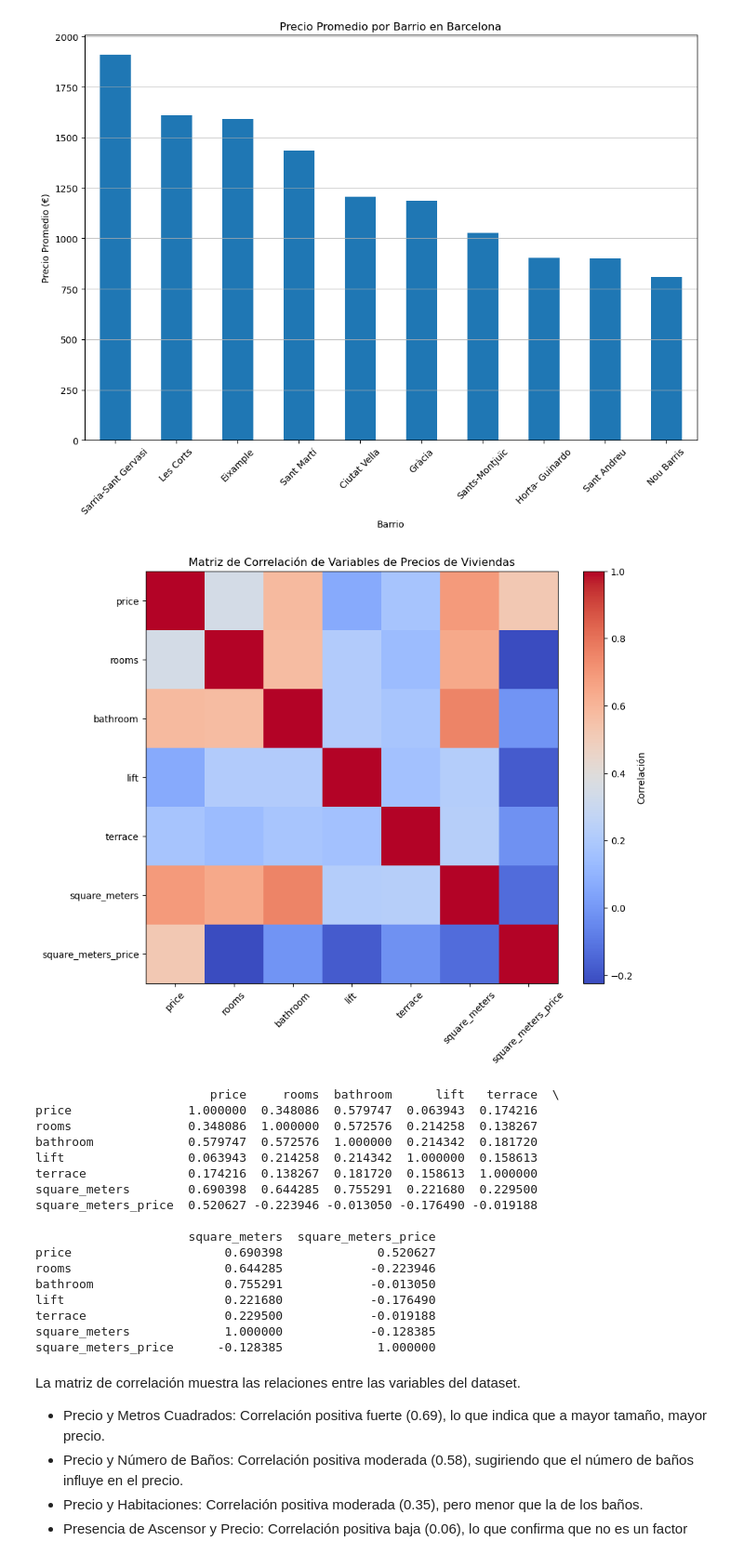
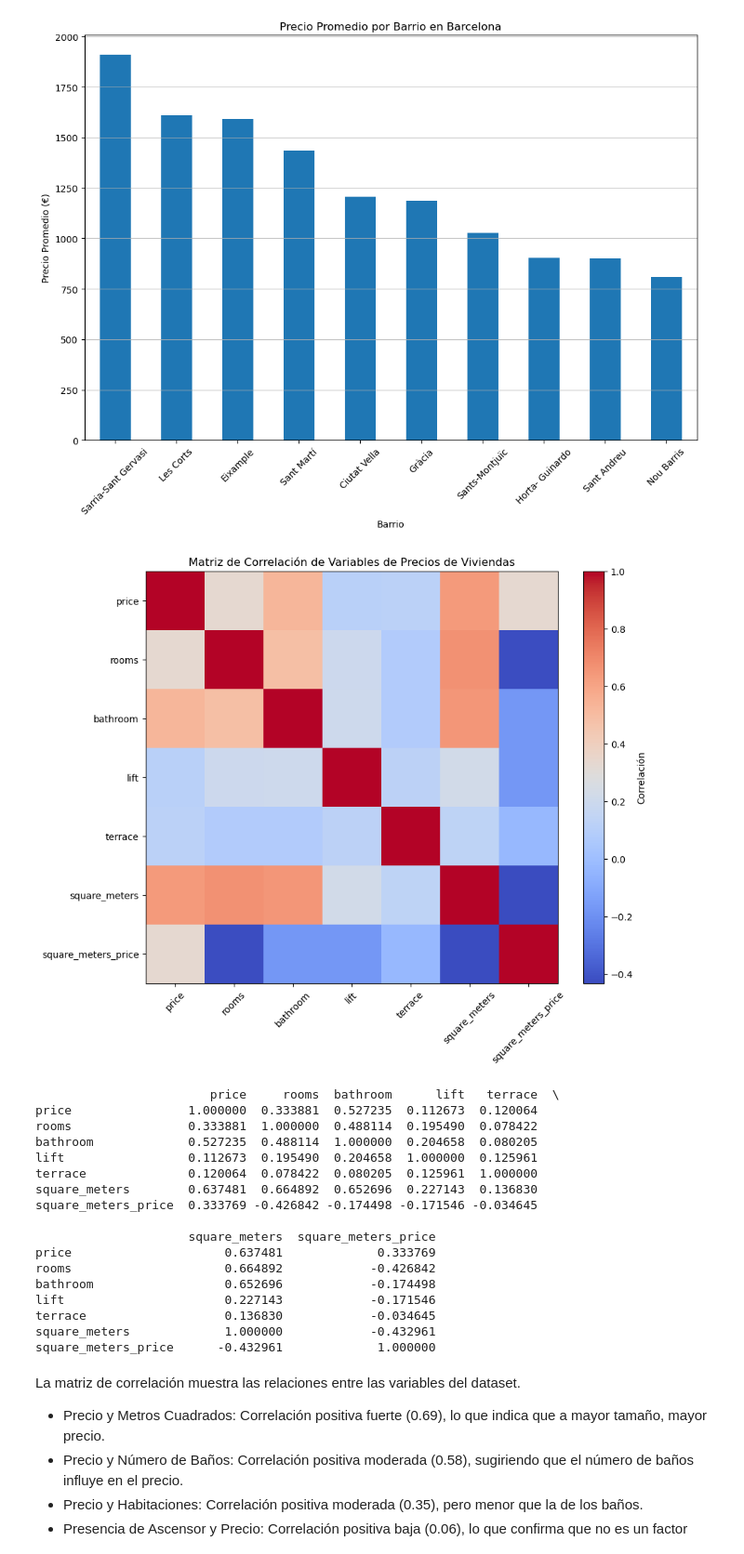
Before and after one commit to otrocarlosmartinez/PROJECT1, a Jupyter notebook: eda/EDA_guillem.ipynb, the cells around one changed output. Shown: that part at 93% size. Saved outputs shown, nothing was run; the diff lists cells and outputs as text; code cells hidden in the pictures.

```diff
--- a/eda/EDA_guillem.ipynb
+++ b/eda/EDA_guillem.ipynb
@@ -343,38 +338,38 @@ plt.show()
 [figure]
 # %%
 # Calcular la matriz de correlación para las columnas relevantes del dataset
-correlation_matrix = df[['price', 'rooms', 'bathroom', 'lift', 'terrace', 'square_meters', 'square_meters_price']].corr()
+correlation_matrix = df_clean[['price', 'rooms', 'bathroom', 'lift', 'terrace', 'square_meters', 'square_meters_price']].corr()
 
 # Graficar la matriz de correlación como un mapa de calor
 plt.figure(figsize=(10, 8))
 plt.imshow(correlation_matrix, cmap='coolwarm', interpolation='none')
 plt.colorbar(label='Correlación')
 plt.xticks(range(len(correlation_matrix.columns)), correlation_matrix.columns, rotation=45)
 plt.yticks(range(len(correlation_matrix.columns)), correlation_matrix.columns)
 plt.title('Matriz de Correlación de Variables de Precios de Viviendas')
 plt.show()
 
 # Mostrar la matriz de correlación
 print(correlation_matrix)
 # %% [output]
-[figure, old version]
+[figure, new version]
                         price     rooms  bathroom      lift   terrace  \
-price                1.000000  0.348086  0.579747  0.063943  0.174216
-rooms                0.348086  1.000000  0.572576  0.214258  0.138267
-bathroom             0.579747  0.572576  1.000000  0.214342  0.181720
-lift                 0.063943  0.214258  0.214342  1.000000  0.158613
-terrace              0.174216  0.138267  0.181720  0.158613  1.000000
-square_meters        0.690398  0.644285  0.755291  0.221680  0.229500
-square_meters_price  0.520627 -0.223946 -0.013050 -0.176490 -0.019188
+price                1.000000  0.333881  0.527235  0.112673  0.120064
+rooms                0.333881  1.000000  0.488114  0.195490  0.078422
+bathroom             0.527235  0.488114  1.000000  0.204658  0.080205
+lift                 0.112673  0.195490  0.204658  1.000000  0.125961
+terrace              0.120064  0.078422  0.080205  0.125961  1.000000
+square_meters        0.637481  0.664892  0.652696  0.227143  0.136830
+square_meters_price  0.333769 -0.426842 -0.174498 -0.171546 -0.034645
 
                      square_meters  square_meters_price
-price                     0.690398             0.520627
-rooms                     0.644285            -0.223946
-bathroom                  0.755291            -0.013050
-lift                      0.221680            -0.176490
-terrace                   0.229500            -0.019188
-square_meters             1.000000            -0.128385
-square_meters_price      -0.128385             1.000000
+price                     0.637481             0.333769
+rooms                     0.664892            -0.426842
+bathroom                  0.652696            -0.174498
+lift                      0.227143            -0.171546
+terrace                   0.136830            -0.034645
+square_meters             1.000000            -0.432961
+square_meters_price      -0.432961             1.000000
 # %% [markdown]
 La matriz de correlación muestra las relaciones entre las variables del dataset.
 
```
Also changed, not shown: parts of 3 cells of this notebook, 3 other files.
